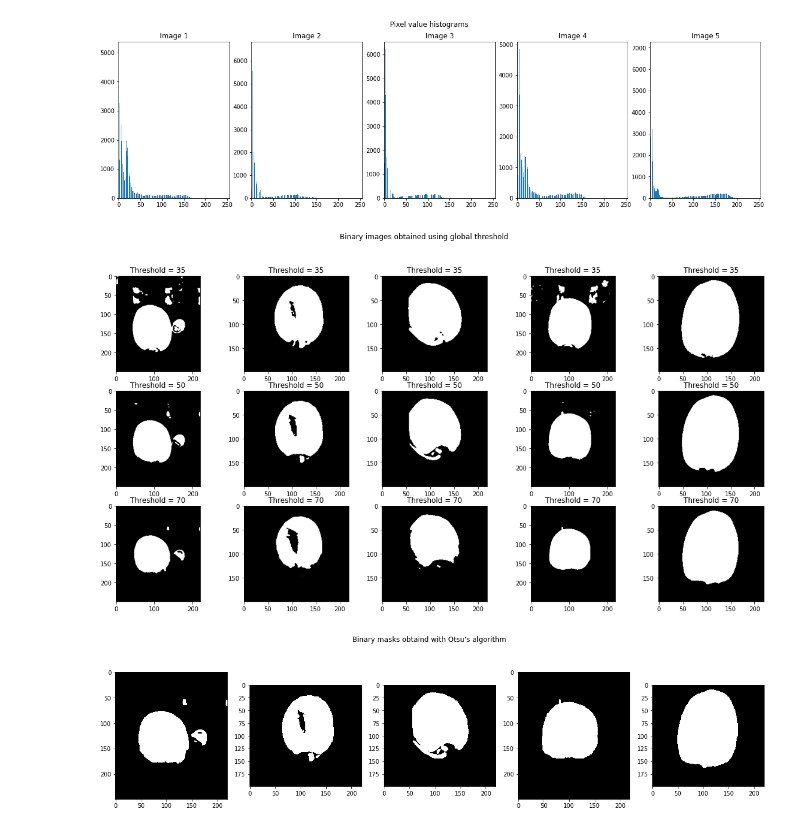
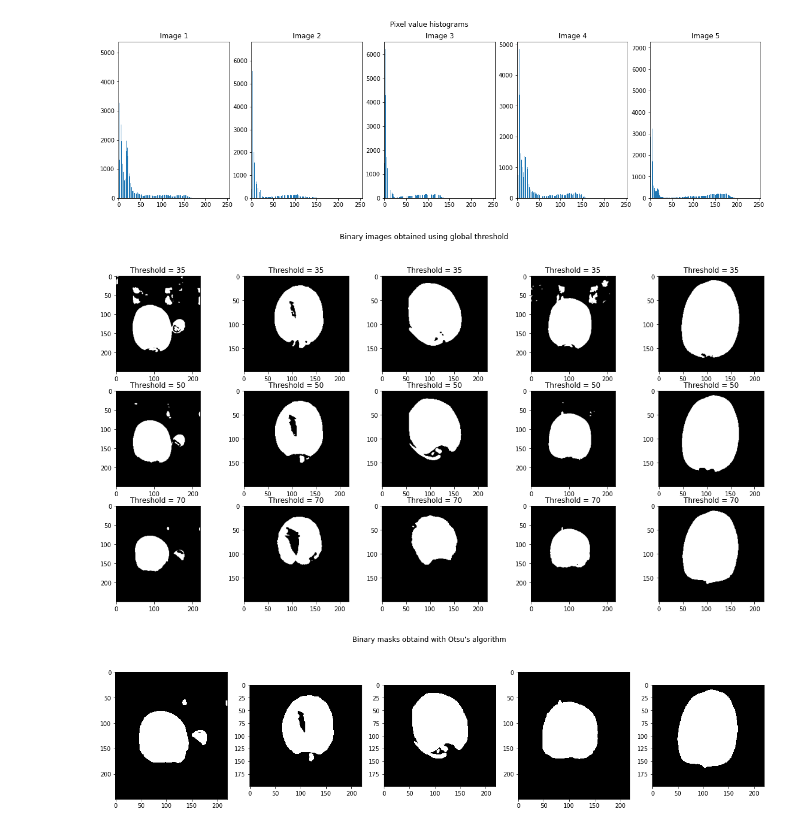
Before and after one commit to valentinaboriano/Computer-Vision, a Jupyter notebook: fruit_inspection.ipynb, the cells around one changed output. Drawn from its saved outputs; the diff is of its cells as text; code cells hidden in the pictures.

```diff
--- a/fruit_inspection.ipynb
+++ b/fruit_inspection.ipynb
@@ -568,30 +568,26 @@ plt.show()
 # %%
 masks3 = []
 fig = plt.figure(figsize=(20, 10))
 
 for i, img in enumerate(grayscales3):
-    # TODO per Vale: spiegare come si è ottenuto threshold uguale a 40 (osservazione istogramma + tentativi),
-    # mostrare i risultati con altre threshold, spiegare perché otsu non va bene (il bg "mangia" il fg)
-    # aggiungere i titolo al grafico
     blur = cv2.GaussianBlur(img,(5,5),0)
     ret,thresh = cv2.threshold(blur,  35, 1, cv2.THRESH_BINARY)
     ret,thresh1 = cv2.threshold(blur, 50, 1, cv2.THRESH_BINARY)
-    ret,thresh2 = cv2.threshold(blur, 70, 1, cv2.THRESH_BINARY)
-    masks3.append(thresh1)
-
+    ret,thresh2 = cv2.threshold(blur, 80, 1, cv2.THRESH_BINARY)
+    masks3.append(thresh2)
     a = fig.add_subplot(3,5, i+1)
     a.set_title('Threshold = 35')
     plt.imshow(thresh, 'gray' ,vmin=0, vmax=1)
     a = fig.add_subplot(3,5,i+6)
     a.set_title('Threshold = 50')
     plt.imshow(thresh1 ,'gray' ,vmin=0, vmax=1)
     a = fig.add_subplot(3,5,i+11)
     a.set_title('Threshold = 70')
     plt.imshow(thresh2 , 'gray' ,vmin=0, vmax=1)
 fig.suptitle("Binary images obtained using global threshold")
 plt.show()
 # %% [output]
-[figure, old version]
+[figure, new version]
 # %%
 otsu_masks_3 = []
 
```
Also changed, not shown: parts of 3 cells of this notebook.
